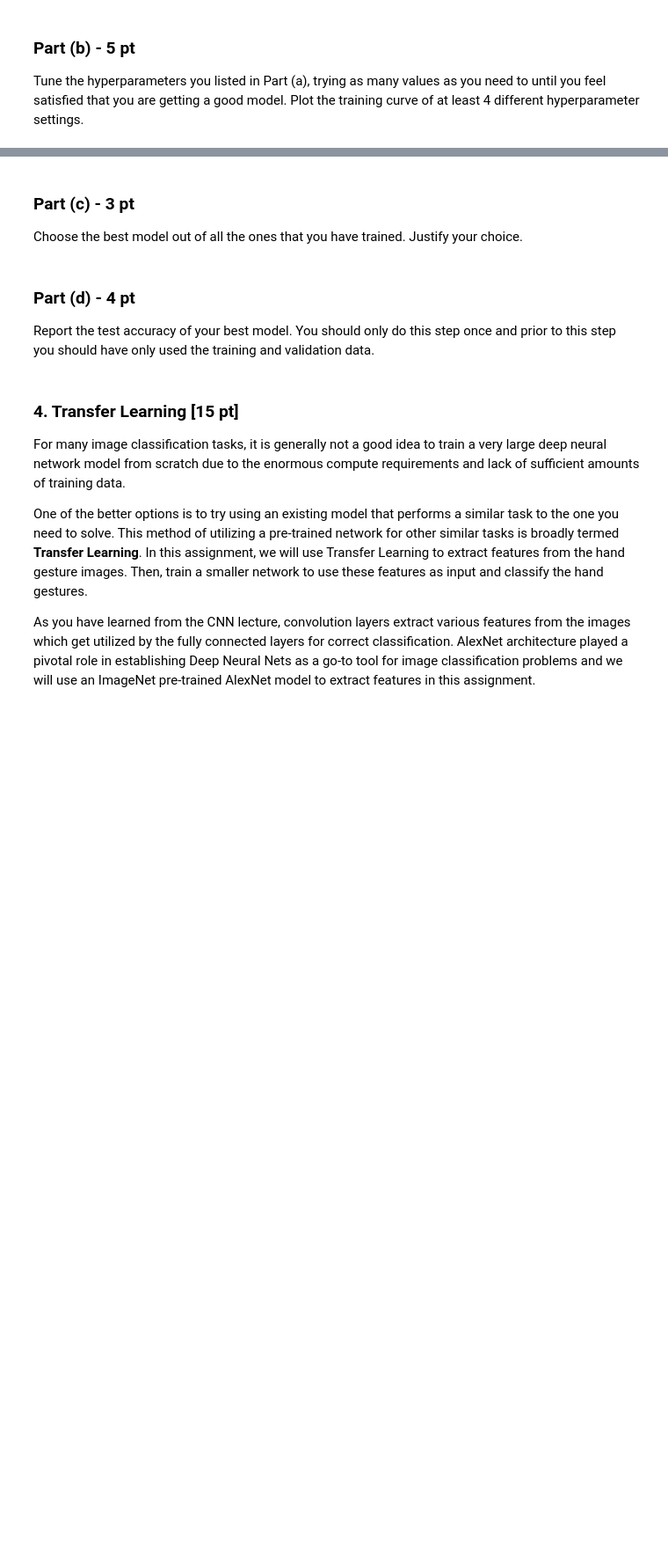
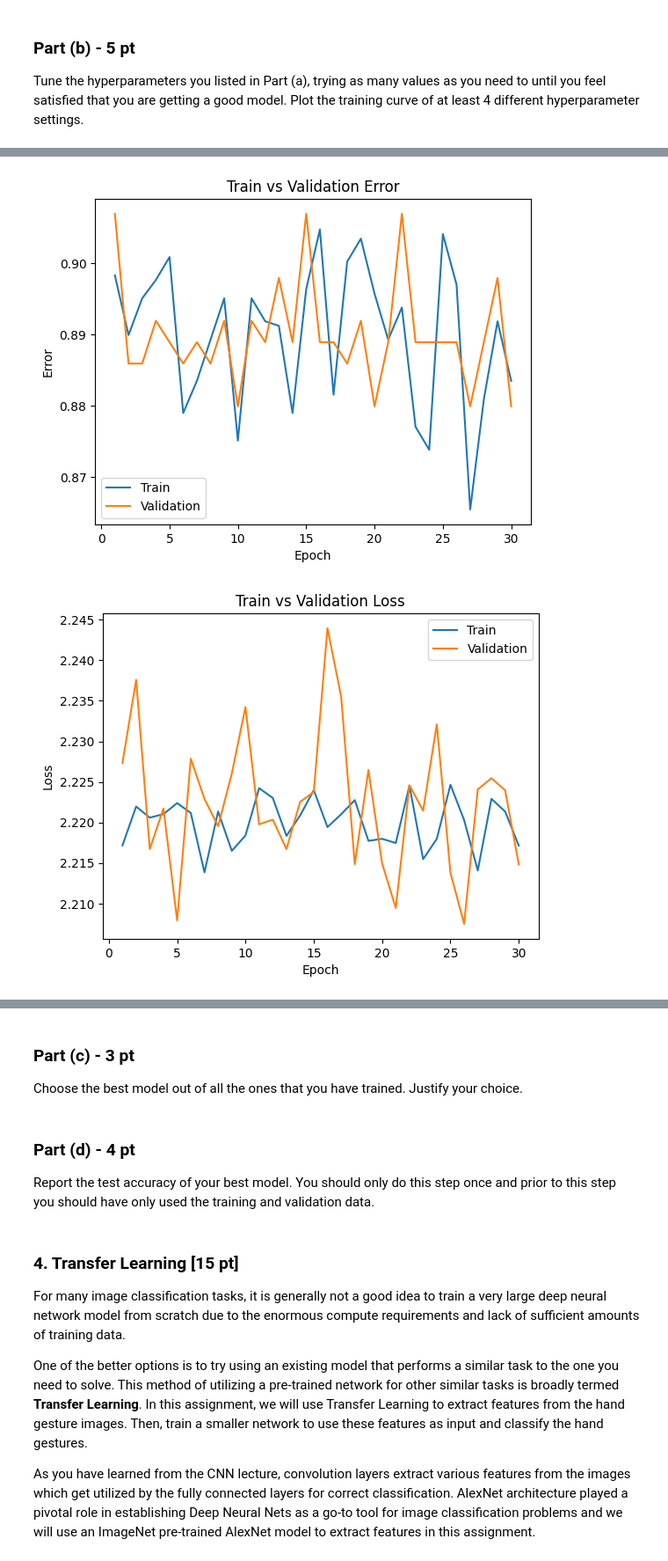
Before and after one commit to sissi820li/Deep-Learning-Project, a Jupyter notebook: Lab 3/Lab 3 Gesture Recognition.ipynb, the cells around one changed output, grey strips where cells are left out. Shown at 88% size. Saved outputs shown, nothing was run; the diff lists cells and outputs as text; code cells hidden in the pictures; blank space fills up the shorter version.

```diff
--- a/Lab 3/Lab 3 Gesture Recognition.ipynb
+++ b/Lab 3/Lab 3 Gesture Recognition.ipynb
@@ -207,0 +478,6 @@ that you are getting a good model. Plot the training curve of at least 4 differe
+# %%
+cnn = CNN()
+train_net(cnn, train_loader=train_loader, val_loader=val_loader, batch_size=256, learning_rate=0.01, num_epochs=30)
+cnn_path = get_model_name(cnn.name, batch_size=256, learning_rate=0.01, epoch=29)
+plot_training_curve(cnn_path)
+# %% [output]
@@ -207,0 +501,2 @@ that you are getting a good model. Plot the training curve of at least 4 differe
+[figure, added]
+[figure, added]
```
Also changed, not shown: parts of 23 cells of this notebook, 1 other file.
